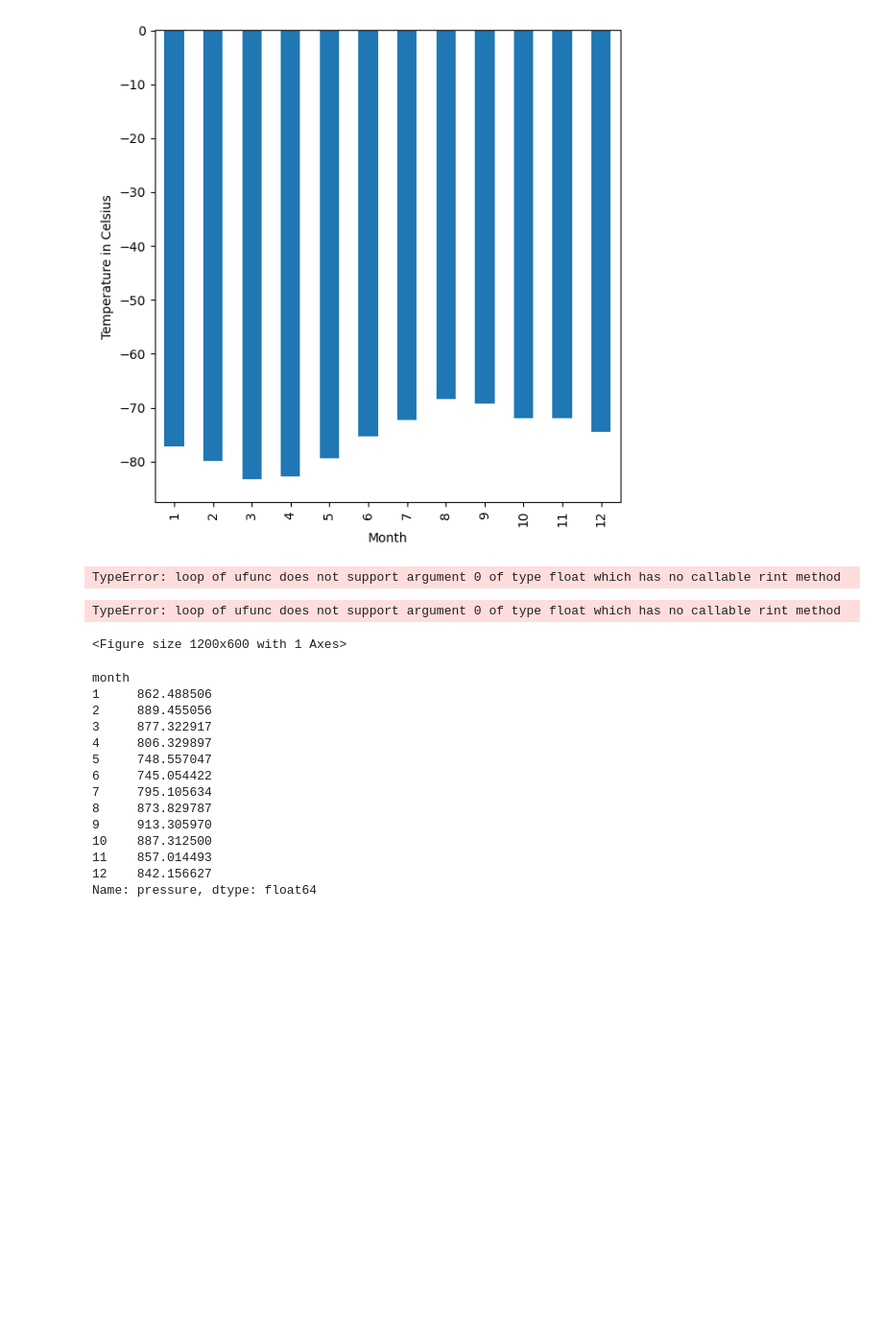
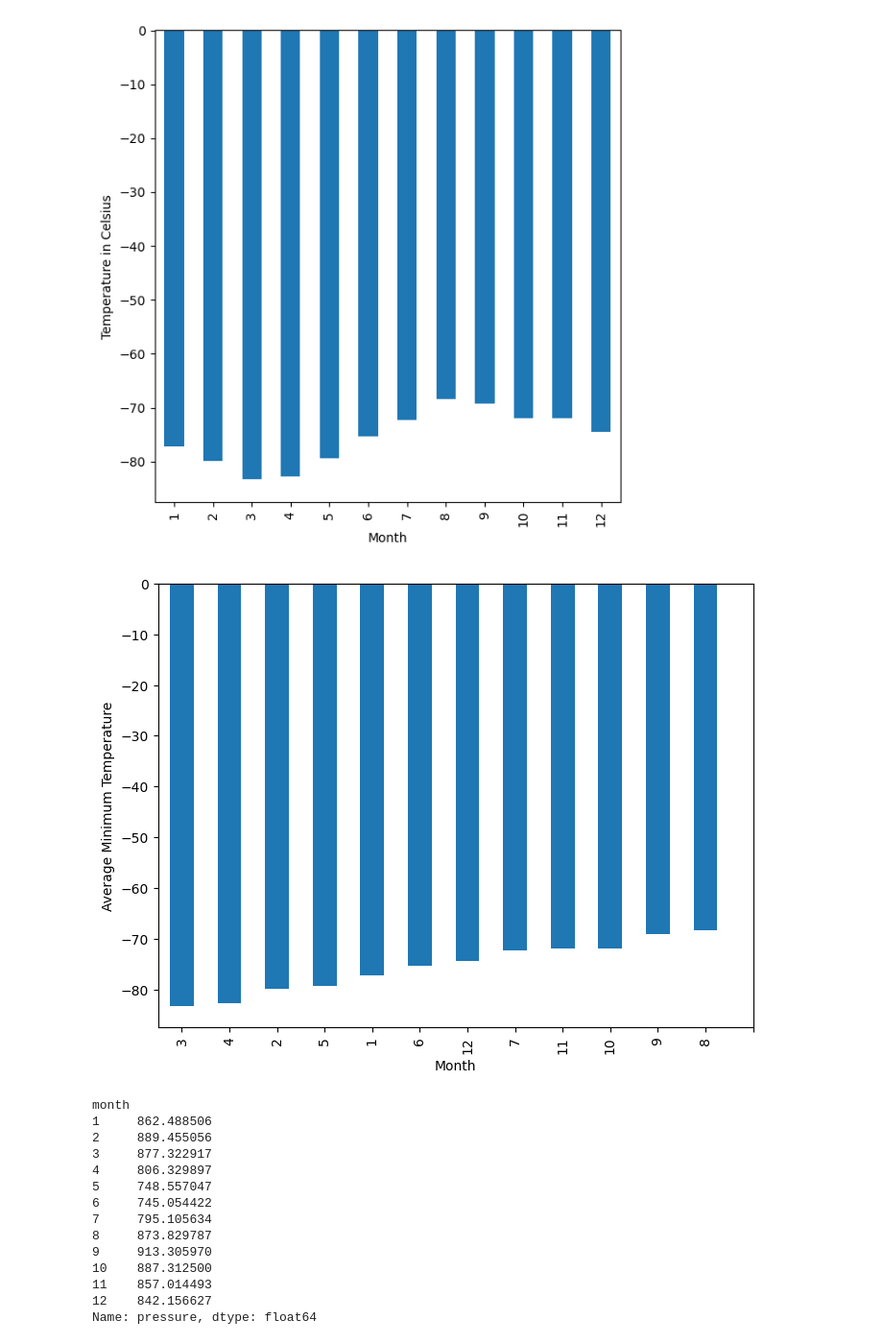
Before and after one commit to Mhills32/web_scraping_challenge, a Jupyter notebook: part_2_mars_weather.ipynb, the cells around one changed output. Shown at 96% size. Drawn from its saved outputs; the diff is of its cells as text; code cells hidden in the pictures; blank space fills up the shorter version.

```diff
--- a/part_2_mars_weather.ipynb
+++ b/part_2_mars_weather.ipynb
@@ -208,35 +202,23 @@ plt.tight_layout()
 plt.show()
 # %% [output]
 [figure]
-# %%
-# Identify the coldest and hottest months in Curiosity's location
-
-
-import matplotlib.pyplot as plt
-
-# Sort the DataFrame by min_temp in descending order
-sorted_df = mars_df.sort_values(by='min_temp', ascending=False)
-
-# Reverse the order of the DataFrame
-sorted_df = sorted_df[::-1]
-
-plt.figure(figsize=(12, 6))
-plt.bar(sorted_df['month'], sorted_df['min_temp'])
-plt.xlabel('Month')
-plt.ylabel('Temperature in Celsius')
-plt.title('Average Low Temperature by Month (Hottest to Coldest)')
-
-# Set y-axis ticks at intervals of 10
-plt.yticks(range(0, int(sorted_df['min_temp'].max()) + 1, 10))
-
-# Display all months on the x-axis
-plt.xticks(sorted_df['month'])
-
-plt.tight_layout()
-plt.show()
-# %% [output]
-TypeError: loop of ufunc does not support argument 0 of type float which has no callable rint method
-TypeError: loop of ufunc does not support argument 0 of type float which has no callable rint method
-<Figure size 1200x600 with 1 Axes>
+# %%
+# Identify the coldest and hottest months in Curiosity's location
+
+avg_min_temp_by_month = mars_df.groupby('month')['min_temp'].mean()
+
+
+sorted_data = avg_min_temp_by_month.sort_values(ascending=True)
+
+# Plot the data
+plt.figure(figsize=(8, 6))
+sorted_data.plot(kind='bar')
+# plt.bar(sorted_data.index, sorted_data.values)
+plt.xlabel('Month')
+plt.ylabel('Average Minimum Temperature')
+plt.xticks(range(0, 13))
+plt.show()
+# %% [output]
+[figure, added]
 # %%
 # 4. Average pressure by Martian month
```
Also changed, not shown: parts of 6 cells of this notebook, 1 other file.
